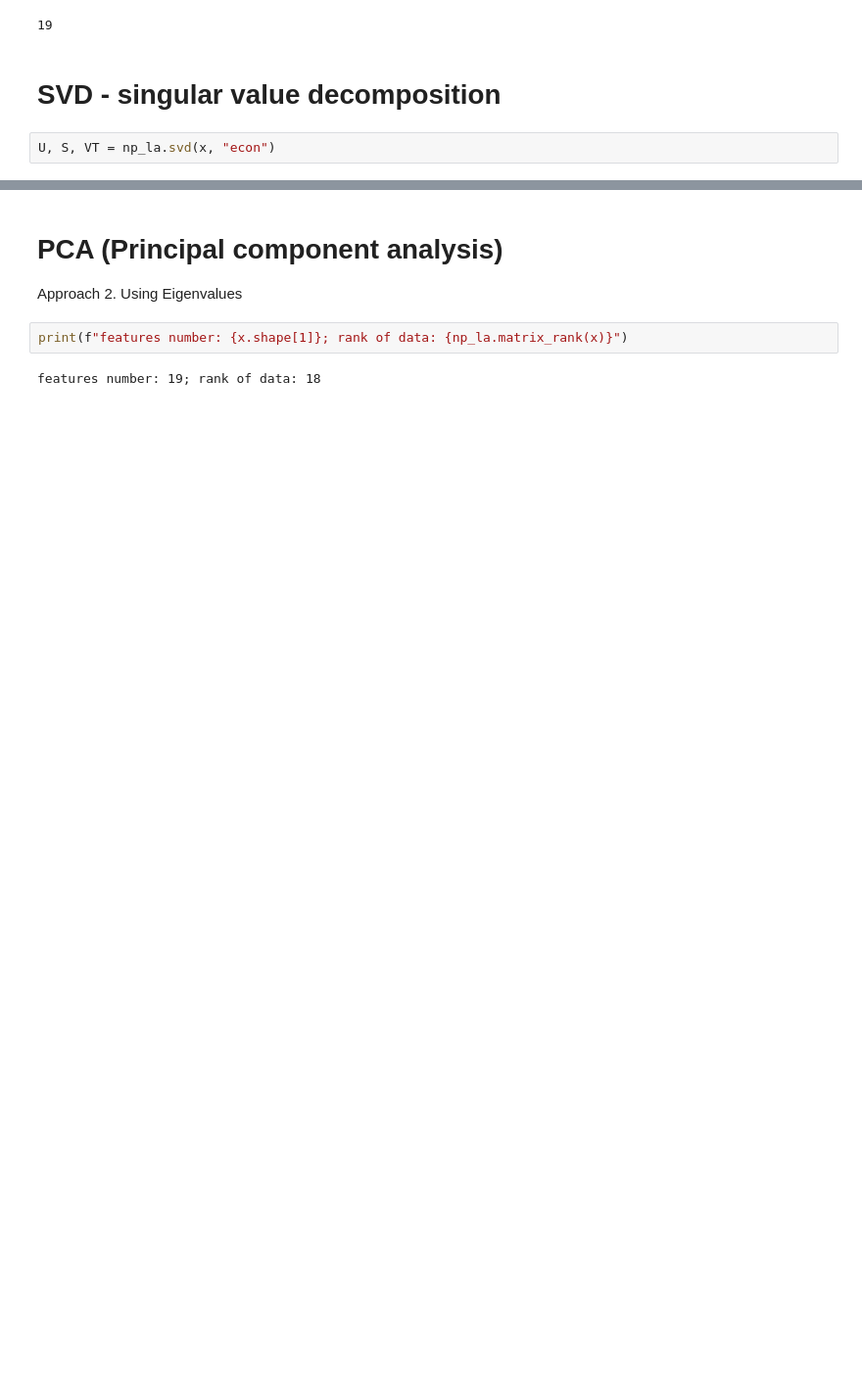
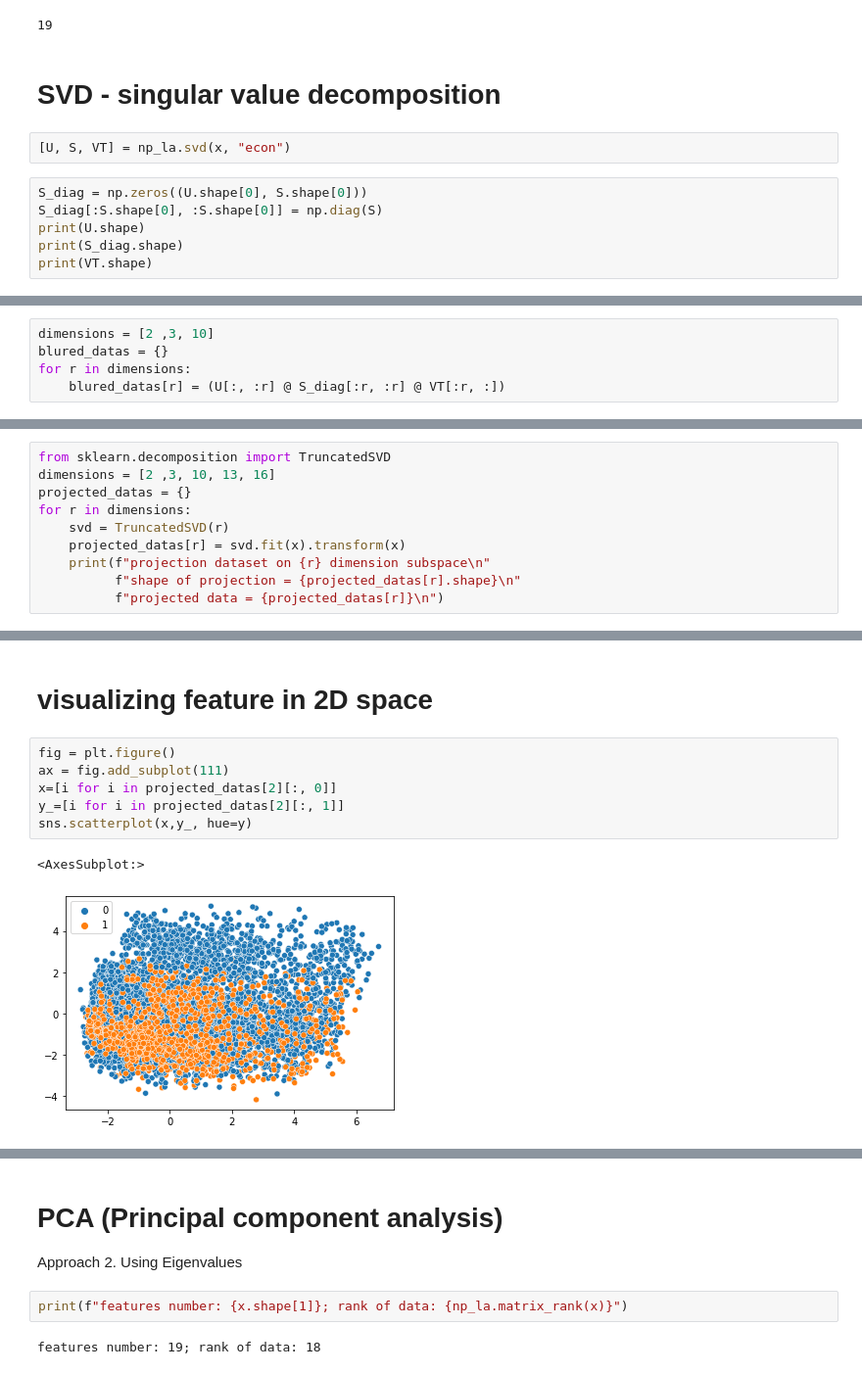
Before and after one commit to rnd4u-org/2021-knu-churn, a Jupyter notebook: Dimension-Reduction.ipynb, the cells around one changed output, grey strips where cells are left out. Shown at 98% size. Drawn from its saved outputs; the diff is of its cells as text; blank space fills up the shorter version.

Commit message:
<Dimension-Reduction.ipynb> file:

```diff
--- a/Dimension-Reduction.ipynb
+++ b/Dimension-Reduction.ipynb
@@ -107,4 +163,10 @@ Matrix(preproc_data_x.values[:100, :]).rank()
 # %% [markdown]
 # SVD - singular value decomposition
 # %%
-U, S, VT = np_la.svd(x, "econ")
+[U, S, VT] = np_la.svd(x, "econ")
+# %%
+S_diag = np.zeros((U.shape[0], S.shape[0]))
+S_diag[:S.shape[0], :S.shape[0]] = np.diag(S)
+print(U.shape)
+print(S_diag.shape)
+print(VT.shape)
@@ -110,0 +209,5 @@ U, S, VT = np_la.svd(x, "econ")
+# %%
+dimensions = [2 ,3, 10]
+blured_datas = {}
+for r in dimensions:
+    blured_datas[r] = (U[:, :r] @ S_diag[:r, :r] @ VT[:r, :])
@@ -110,0 +217,10 @@ U, S, VT = np_la.svd(x, "econ")
+# %%
+from sklearn.decomposition import TruncatedSVD
+dimensions = [2 ,3, 10, 13, 16]
+projected_datas = {}
+for r in dimensions:
+    svd = TruncatedSVD(r)
+    projected_datas[r] = svd.fit(x).transform(x)
+    print(f"projection dataset on {r} dimension subspace\n"
+          f"shape of projection = {projected_datas[r].shape}\n"
+          f"projected data = {projected_datas[r]}\n")
@@ -110,0 +245,11 @@ U, S, VT = np_la.svd(x, "econ")
+# %% [markdown]
+# visualizing feature in 2D space
+# %%
+fig = plt.figure()
+ax = fig.add_subplot(111)
+x=[i for i in projected_datas[2][:, 0]]
+y_=[i for i in projected_datas[2][:, 1]]
+sns.scatterplot(x,y_, hue=y)
+# %% [output]
+<AxesSubplot:>
+[figure, added]
```
Also changed, not shown: parts of 40 cells of this notebook.
